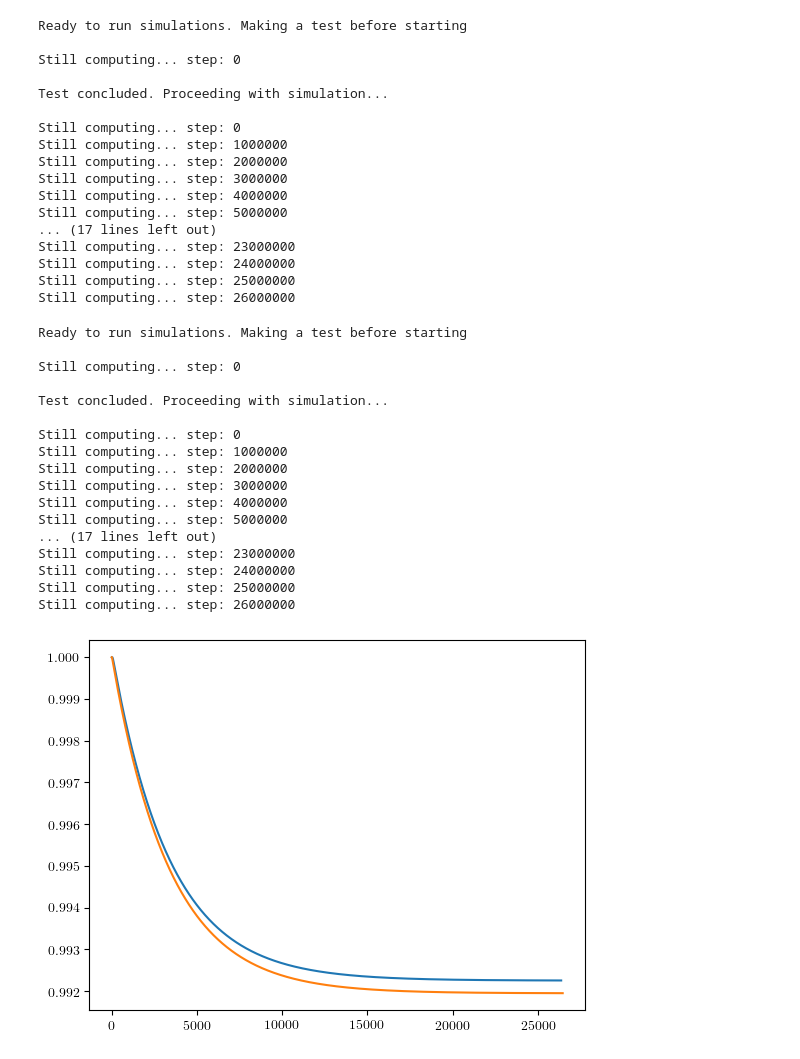
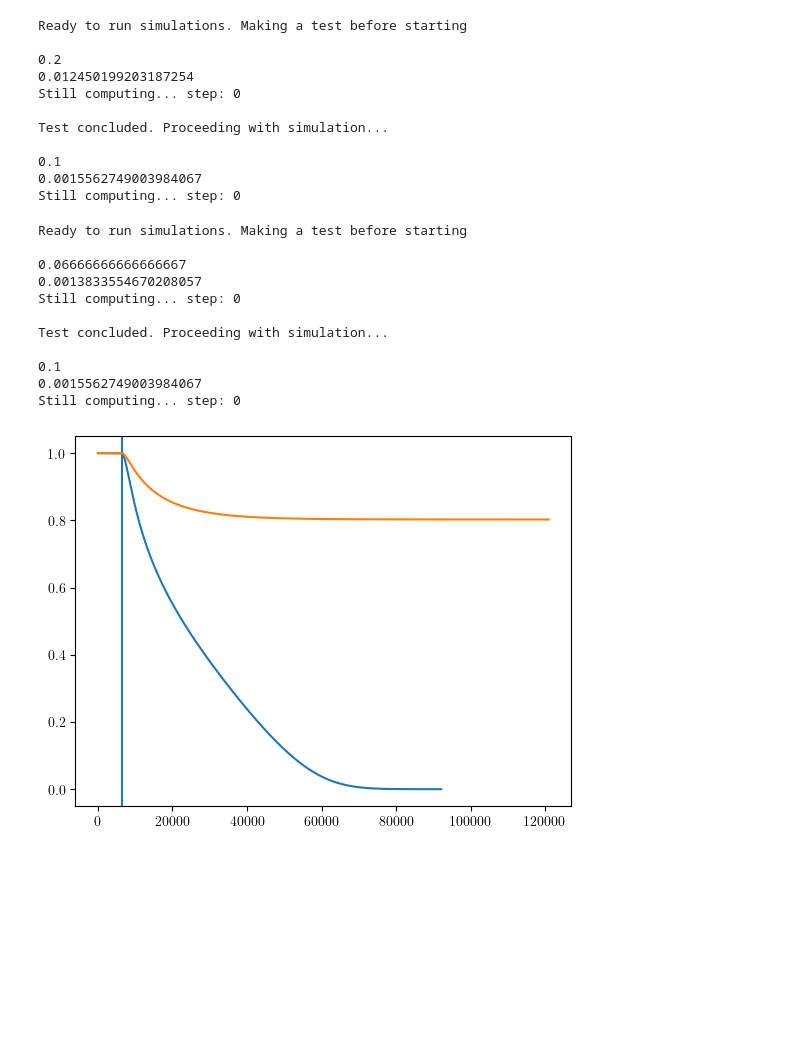
Before and after one commit to henauts/QECO, a Jupyter notebook: Codes/Individual_cases.ipynb, the cells around one changed output. Cells and saved outputs as stored; diff of their text form; code cells hidden in the pictures; blank space fills up the shorter version.

```diff
--- a/Codes/Individual_cases.ipynb
+++ b/Codes/Individual_cases.ipynb
@@ -32,12 +14,12 @@ or from the matplotlib source distribution
 plt.rc('text', usetex=True)
 plt.rc('font', family='serif')
 # %%
-r = 0.69/(3600) # s⁻¹
+r = 0.69#/(3600) # s⁻¹
 k = 0.1
-chi = 5 # μm²/ms
+chi = 315/1000 # μm²/ms
 gamma = r/k
 lambd = 1.25
-q = 1.5/1e5 # μM/100s
+q = 1.5#/1e5 # μM/100s
 beta = 1
 alpha = 1
 
@@ -45,16 +27,16 @@ D_b = 50.2/1000 # μm²/ms
 D_s = 800/1000 # μm²/ms
 t_c = 10
 t_f = 400
-t_max = 1000000000#*(t_c/128)
+t_max = 100000000#*(t_c/128)
 dt_size = 64
-x_max = 10
-x_L = 5
+x_max = 5
+x_L = x_max/2
 dx = 0.1
 n = int(x_max/dx)
-S_plus = 100 # μM
-S_minus = 0.01 # μM
+S_plus = 30 # μM
+S_minus = 1 # μM
 S_max = 1 # μM
-save_every = 1000
+save_every = 1
 
 # Initial condition
 S = np.zeros(n)
@@ -87,28 +69,22 @@ rhos, Ss, tot_rho, tot_S, death_by_competition, death_by_substance, idx, dx, dt,
 # %% [output]
 Ready to run simulations. Making a test before starting
 
+0.2
+0.012450199203187254
 Still computing... step: 0
 
 Test concluded. Proceeding with simulation...
 
+0.1
+0.0015562749003984067
 Still computing... step: 0
-Still computing... step: 1000000
-Still computing... step: 2000000
-Still computing... step: 3000000
-Still computing... step: 4000000
-Still computing... step: 5000000
-... (17 lines left out)
-Still computing... step: 23000000
-Still computing... step: 24000000
-Still computing... step: 25000000
-Still computing... step: 26000000
 # %%
-r = 0.69/(3600) # s⁻¹
+r = 0.69#/(3600) # s⁻¹
 k = 0.1
-chi = 0 # μm²/ms
+chi = 315/1000 # μm²/ms
 gamma = r/k
 lambd = 1.25
-q = 1.5/1e5 # μM/100s
+q = 1.5#/1e5 # μM/100s
 beta = 1
 alpha = 1
 
@@ -118,14 +94,14 @@ t_c = 10
 t_f = 400
 t_max = 1000000000#*(t_c/128)
 dt_size = 64
-x_max = 10
-x_L = 1
+x_max = 15
+x_L = x_max/2
 dx = 0.1
 n = int(x_max/dx)
 S_plus = 30 # μM
 S_minus = 1 # μM
 S_max = 1 # μM
-save_every = 1000
+save_every = 1
 
 # Initial condition
 S = np.zeros(n)
@@ -158,24 +134,21 @@ rhos2, Ss2, tot_rho2, tot_S2, death_by_competition2, death_by_substance2, idx2,
 # %% [output]
 Ready to run simulations. Making a test before starting
 
+0.06666666666666667
+0.0013833554670208057
 Still computing... step: 0
 
 Test concluded. Proceeding with simulation...
 
+0.1
+0.0015562749003984067
 Still computing... step: 0
-Still computing... step: 1000000
-Still computing... step: 2000000
-Still computing... step: 3000000
-Still computing... step: 4000000
-Still computing... step: 5000000
-... (17 lines left out)
-Still computing... step: 23000000
-Still computing... step: 24000000
-Still computing... step: 25000000
-Still computing... step: 26000000
 # %%
-plt.plot(tot_rho)
-plt.plot(tot_rho2)
+plt.plot(np.array(tot_rho)/(k*5))
+# plt.plot(np.array(tot_S))
+plt.axvline(10/0.00155)
+plt.plot(np.array(tot_rho2)/(k*15))
+# plt.xscale('log')
 plt.show()
 # %% [output]
-[figure, old version]
+[figure, new version]
```
Also changed, not shown: parts of 4 cells of this notebook, 5 other files.
